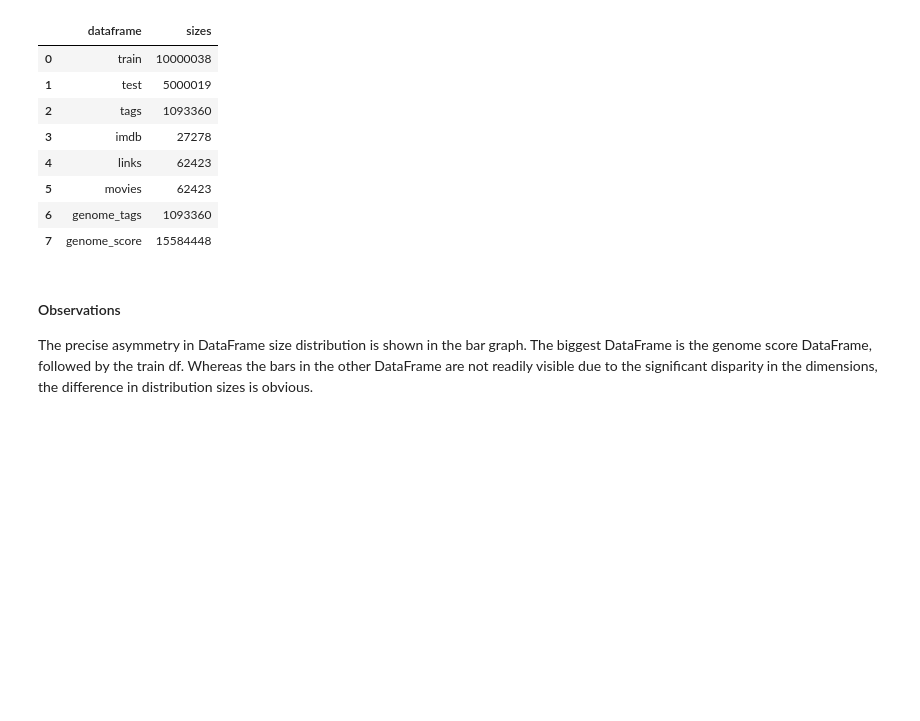
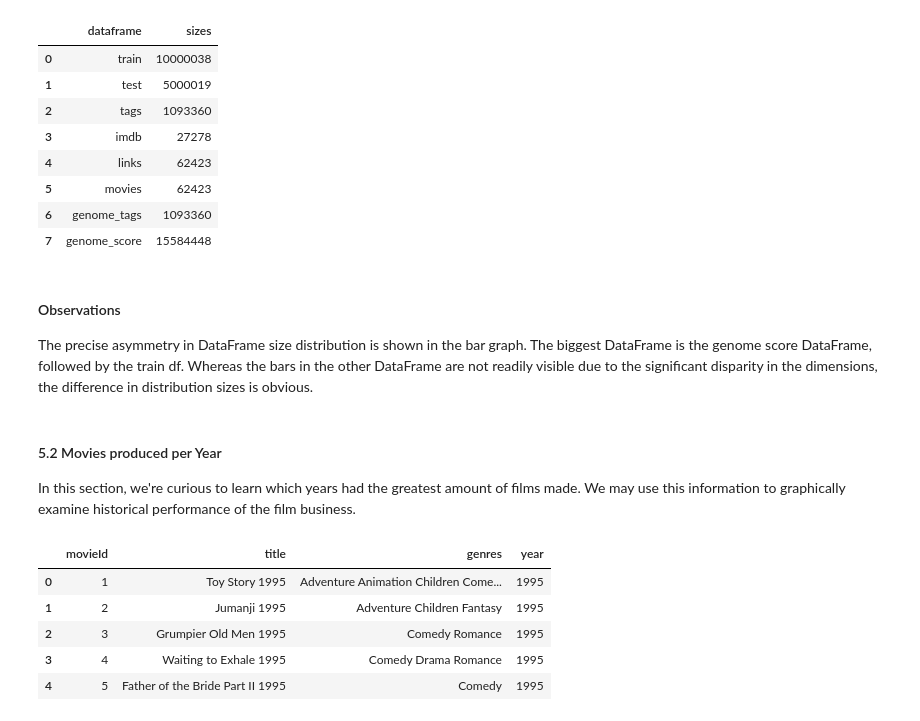
Before and after one commit to kojosbk/Movie_Recomender_Unsupervised_sprint, a Jupyter notebook: JM4 Starter_Notebook.ipynb, the cells around one changed output. Cells and saved outputs as stored; diff of their text form; code cells hidden in the pictures; blank space fills up the shorter version.

```diff
--- a/JM4 Starter_Notebook.ipynb
+++ b/JM4 Starter_Notebook.ipynb
@@ -627,3 +627,28 @@ fig.show()
 # %% [markdown]
 #### Observations
 The precise asymmetry in DataFrame size distribution is shown in the bar graph. The biggest DataFrame is the genome score DataFrame, followed by the train df. Whereas the bars in the other DataFrame are not readily visible due to the significant disparity in the dimensions, the difference in distribution sizes is obvious.
+# %% [markdown]
+#### 5.2 Movies produced per Year
+In this section, we're curious to learn which years had the greatest amount of films made. We may use this information to graphically examine historical performance of the film business.
+# %%
+# Make a copy of movie table
+movies_table = movies.copy()
+
+# Remove delimiters from interested columns
+movies_table["genres"] = movies_table["genres"].str.replace('|', ' ', regex=True)
+movies_table["title"] = movies_table["title"].str.replace('(', ' ', regex=True)
+movies_table["title"] = movies_table["title"].str.replace('$', ' ', regex=True)
+movies_table["title"] = movies_table["title"].str.replace(')', ' ', regex=True)
+movies_table["genres"] = movies_table["genres"].str.replace('(', ' ', regex=True)
+movies_table["genres"] = movies_table["genres"].str.replace(')', ' ', regex=True)
+# Create a movie year column
+movies_table["year"] = movies_table["title"].str.replace(r'[a-zA-Z]', '', regex=True)
+movies_table["year"] = movies_table["year"].str.replace(r' ', '', regex=True)
+movies_table.head()
+# %% [output]
+|  | movieId | title | genres | year |
+| 0 | 1 | Toy Story 1995 | Adventure Animation Children Come... | 1995 |
+| 1 | 2 | Jumanji 1995 | Adventure Children Fantasy | 1995 |
+| 2 | 3 | Grumpier Old Men 1995 | Comedy Romance | 1995 |
+| 3 | 4 | Waiting to Exhale 1995 | Comedy Drama Romance | 1995 |
+| 4 | 5 | Father of the Bride Part II 1995 | Comedy | 1995 |
```
Also changed, not shown: parts of 13 cells of this notebook.
